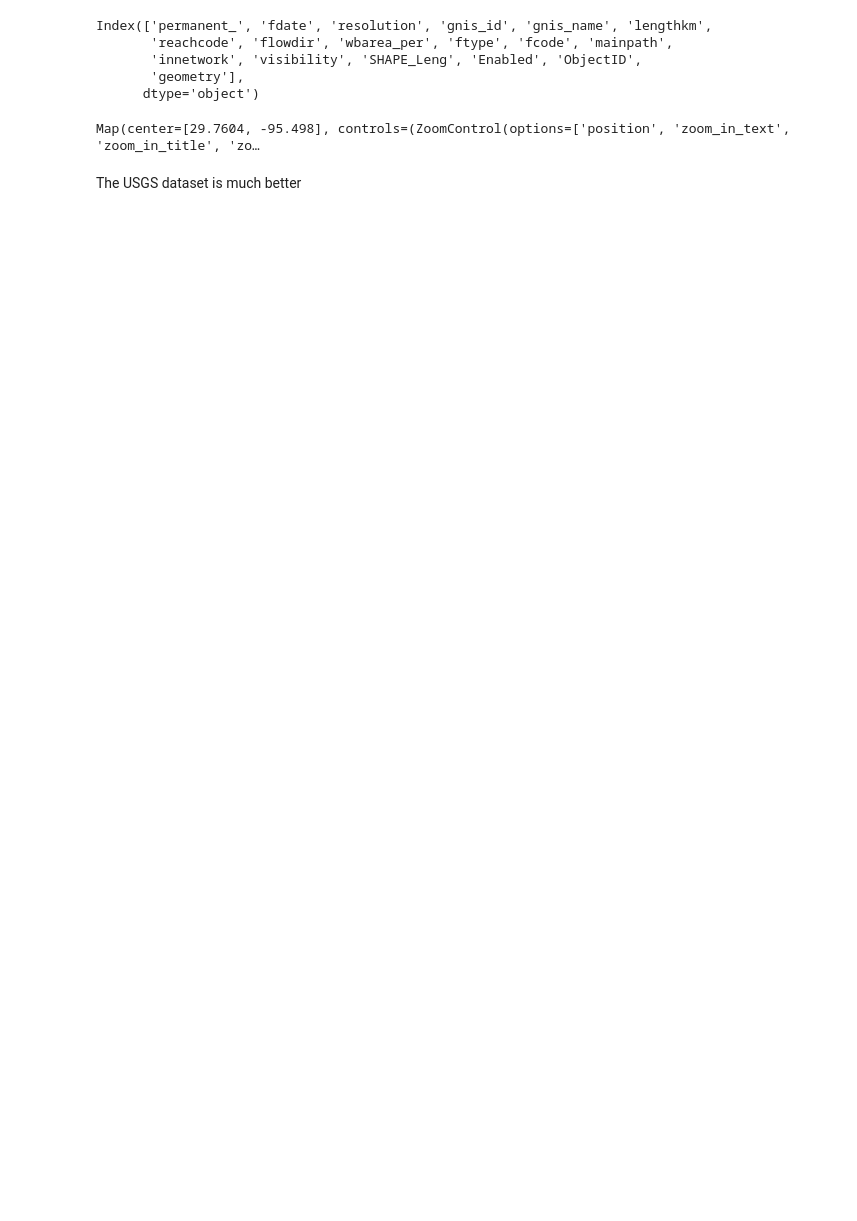
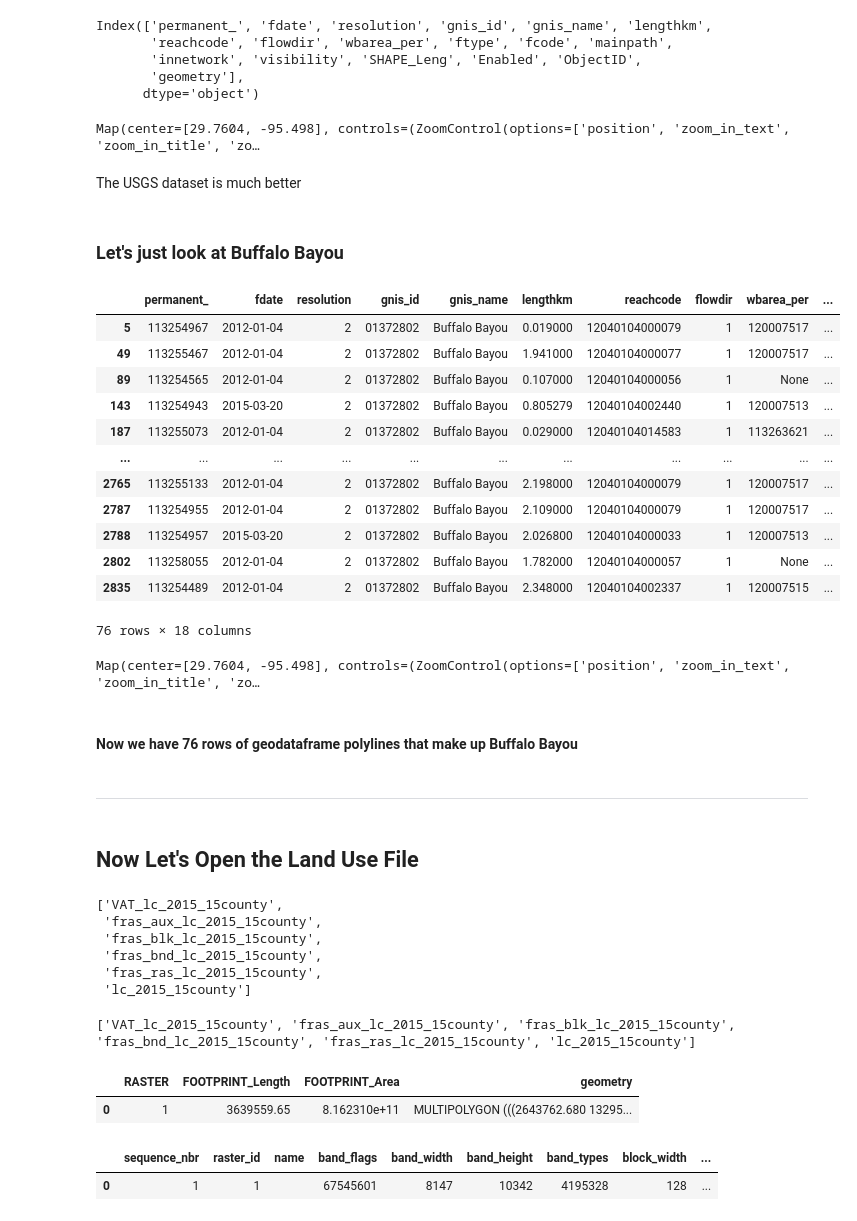
Before and after one commit to JustinGOSSES/river-maps-experiments, a Jupyter notebook: notebooks/Exploration.ipynb, the cells around one changed output. Cells and saved outputs as stored; diff of their text form; code cells hidden in the pictures; blank space fills up the shorter version.

```diff
--- a/notebooks/Exploration.ipynb
+++ b/notebooks/Exploration.ipynb
@@ -281,3 +290,52 @@ marker.location = (50, 356)
 Map(center=[29.7604, -95.498], controls=(ZoomControl(options=['position', 'zoom_in_text', 'zoom_in_title', 'zo…
 # %% [markdown]
 The USGS dataset is much better
+# %% [markdown]
+### Let's just look at Buffalo Bayou
+# %%
+geodf_buffaloBayou = shapefile[shapefile['gnis_name']=='Buffalo Bayou']
+# %%
+geodf_buffaloBayou
+# %% [output]
+|  | permanent_ | fdate | resolution | gnis_id | gnis_name | lengthkm | reachcode | flowdir | wbarea_per | ... |
+| 5 | 113254967 | 2012-01-04 | 2 | 01372802 | Buffalo Bayou | 0.019000 | 12040104000079 | 1 | 120007517 | ... |
+| 49 | 113255467 | 2012-01-04 | 2 | 01372802 | Buffalo Bayou | 1.941000 | 12040104000077 | 1 | 120007517 | ... |
+| 89 | 113254565 | 2012-01-04 | 2 | 01372802 | Buffalo Bayou | 0.107000 | 12040104000056 | 1 | None | ... |
+| 143 | 113254943 | 2015-03-20 | 2 | 01372802 | Buffalo Bayou | 0.805279 | 12040104002440 | 1 | 120007513 | ... |
+| 187 | 113255073 | 2012-01-04 | 2 | 01372802 | Buffalo Bayou | 0.029000 | 12040104014583 | 1 | 113263621 | ... |
+| ... | ... | ... | ... | ... | ... | ... | ... | ... | ... | ... |
+| 2765 | 113255133 | 2012-01-04 | 2 | 01372802 | Buffalo Bayou | 2.198000 | 12040104000079 | 1 | 120007517 | ... |
+| 2787 | 113254955 | 2012-01-04 | 2 | 01372802 | Buffalo Bayou | 2.109000 | 12040104000079 | 1 | 120007517 | ... |
+| 2788 | 113254957 | 2015-03-20 | 2 | 01372802 | Buffalo Bayou | 2.026800 | 12040104000033 | 1 | 120007513 | ... |
+| 2802 | 113258055 | 2012-01-04 | 2 | 01372802 | Buffalo Bayou | 1.782000 | 12040104000057 | 1 | None | ... |
+| 2835 | 113254489 | 2012-01-04 | 2 | 01372802 | Buffalo Bayou | 2.348000 | 12040104002337 | 1 | 120007515 | ... |
+76 rows × 18 columns
+# %%
+center = (29.7604, -95.498)
+
+m_bb = Map(center=center, zoom=10)
+
+marker = Marker(location=center, draggable=True)
+m_bb.add_layer(marker);
+
+
+def random_color(feature):
+    return {
+        'color': 'black',
+        'fillColor': random.choice(['red', 'yellow', 'green', 'orange']),
+    }
+
+riverGeoData = GeoData(geo_dataframe = geodf_buffaloBayou)
+
+m_bb.add_layer(riverGeoData)
+
+
+display(m_bb)
+# %% [output]
+Map(center=[29.7604, -95.498], controls=(ZoomControl(options=['position', 'zoom_in_text', 'zoom_in_title', 'zo…
+# %% [markdown]
+#### Now we have 76 rows of geodataframe polylines that make up Buffalo Bayou
+# %% [markdown]
+-----------
+# %% [markdown]
+## Now Let's Open the Land Use File
@@ -283,0 +346,21 @@ The USGS dataset is much better
+# %%
+layers
+# %% [output]
+['VAT_lc_2015_15county',
+ 'fras_aux_lc_2015_15county',
+ 'fras_blk_lc_2015_15county',
+ 'fras_bnd_lc_2015_15county',
+ 'fras_ras_lc_2015_15county',
+ 'lc_2015_15county']
+# %%
+layerlist = fiona.listlayers(path_to_landUse)
+print(layerlist)
+for i in sorted(layerlist):
+    df1 = gpd.read_file(path_to_landUse,layer=i)
+# %% [output]
+['VAT_lc_2015_15county', 'fras_aux_lc_2015_15county', 'fras_blk_lc_2015_15county', 'fras_bnd_lc_2015_15county', 'fras_ras_lc_2015_15county', 'lc_2015_15county']
+# %%
+df1
+# %% [output]
+|  | RASTER | FOOTPRINT_Length | FOOTPRINT_Area | geometry |
+| 0 | 1 | 3639559.65 | 8.162310e+11 | MULTIPOLYGON (((2643762.680 13295... |
@@ -283,0 +369,5 @@ The USGS dataset is much better
+# %%
+landUse_layer_lc_2015_15county
+# %% [output]
+|  | sequence_nbr | raster_id | name | band_flags | band_width | band_height | band_types | block_width | ... |
+| 0 | 1 | 1 |  | 67545601 | 8147 | 10342 | 4195328 | 128 | ... |
```
Also changed, not shown: parts of 23 cells of this notebook.
